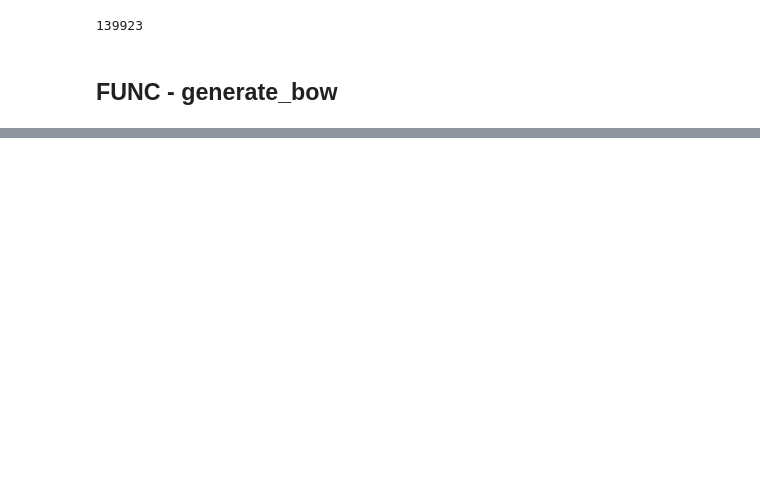
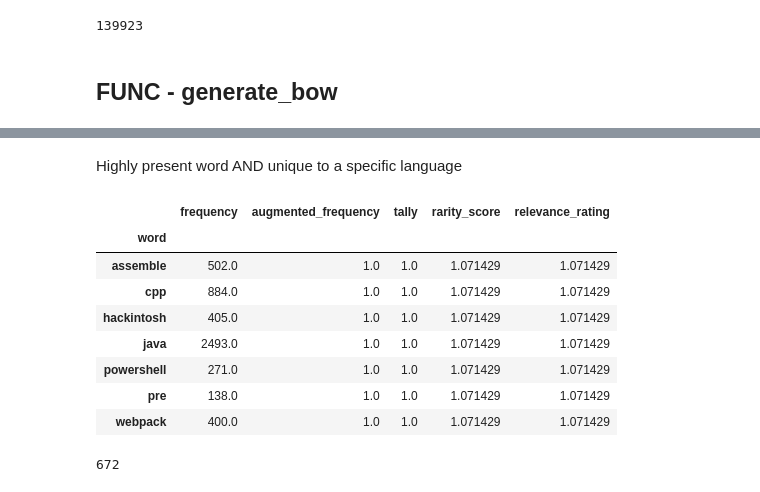
Before and after one commit to pellegrino-nlp/nlp_project, a Jupyter notebook: feature_engineering_test.ipynb, the cells around one changed output, grey strips where cells are left out. Drawn from its saved outputs; the diff is of its cells as text; code cells hidden in the pictures; blank space fills up the shorter version.

```diff
--- a/feature_engineering_test.ipynb
+++ b/feature_engineering_test.ipynb
@@ -372,0 +458,18 @@ swift_bow
+# %% [markdown]
+Highly present word AND unique to a specific language
+# %%
+relevance_matrix[relevance_matrix.relevance_rating>1]
+# %% [output]
+|  | frequency | augmented_frequency | tally | rarity_score | relevance_rating |
+| word |  |  |  |  |  |
+| assemble | 502.0 | 1.0 | 1.0 | 1.071429 | 1.071429 |
+| cpp | 884.0 | 1.0 | 1.0 | 1.071429 | 1.071429 |
+| hackintosh | 405.0 | 1.0 | 1.0 | 1.071429 | 1.071429 |
+| java | 2493.0 | 1.0 | 1.0 | 1.071429 | 1.071429 |
+| powershell | 271.0 | 1.0 | 1.0 | 1.071429 | 1.071429 |
+| pre | 138.0 | 1.0 | 1.0 | 1.071429 | 1.071429 |
+| webpack | 400.0 | 1.0 | 1.0 | 1.071429 | 1.071429 |
+# %%
+len(relevance_matrix)
+# %% [output]
+672
```
Also changed, not shown: parts of 29 cells of this notebook.
